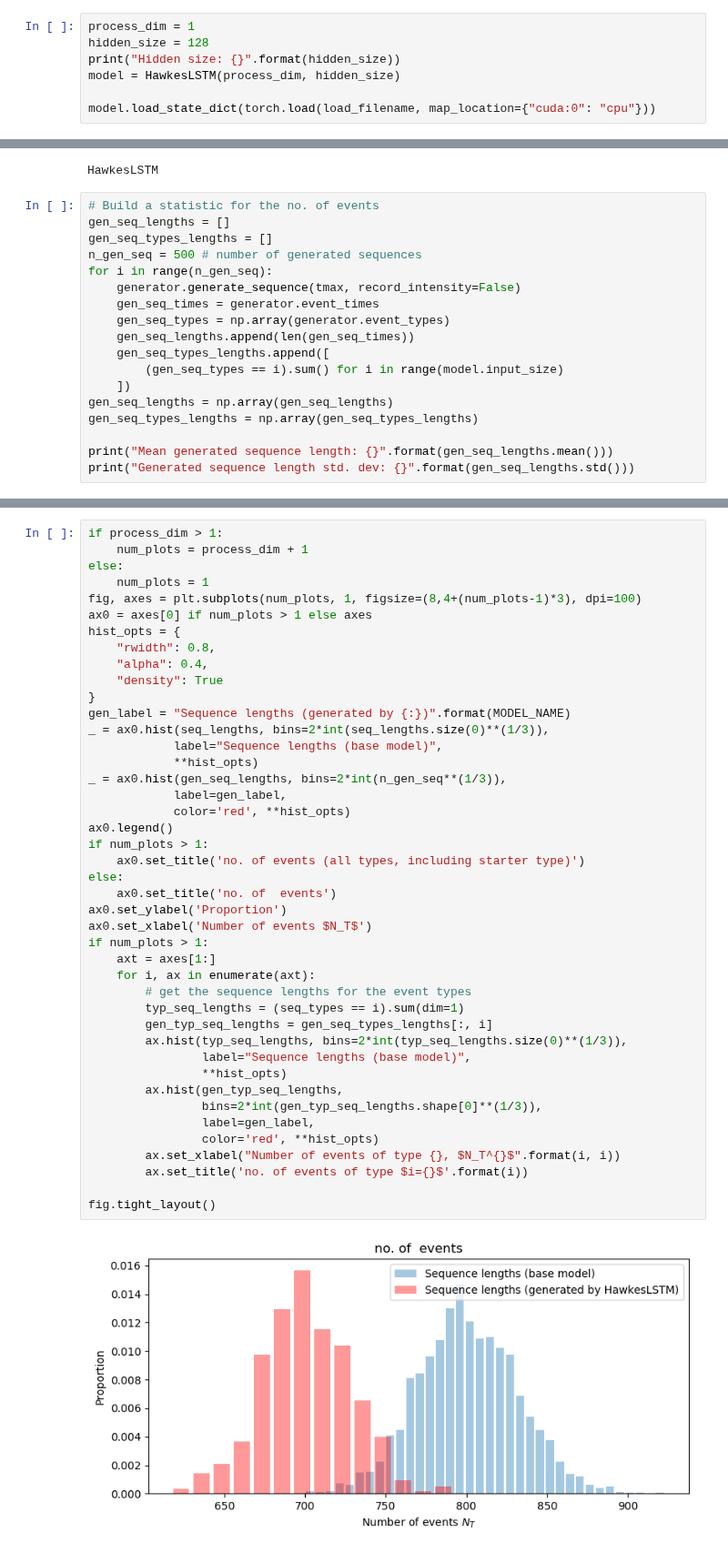
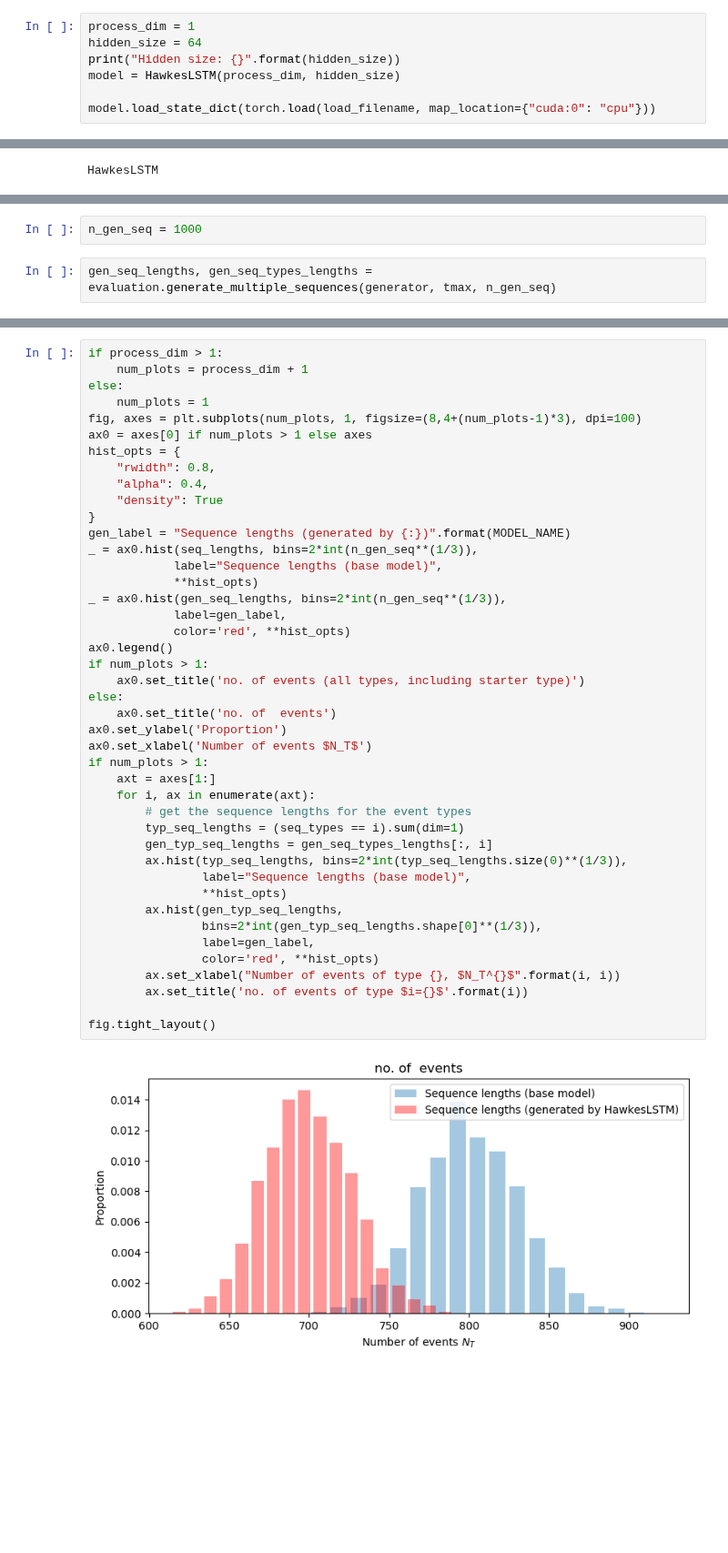
Before and after one commit to Deeptradingfx/point-process-nets, a Jupyter notebook: notebooks/ctlstm.ipynb, the cells around one changed output, grey strips where cells are left out. Shown at 91% size. Saved outputs shown, nothing was run; the diff lists cells and outputs as text; blank space fills up the shorter version.

```diff
--- a/notebooks/ctlstm.ipynb
+++ b/notebooks/ctlstm.ipynb
@@ -218,6 +204,6 @@ Timestamp: 20181206-224840
 # %%
 process_dim = 1
-hidden_size = 128
+hidden_size = 64
 print("Hidden size: {}".format(hidden_size))
 model = HawkesLSTM(process_dim, hidden_size)
 
@@ -278,21 +265,3 @@ MODEL_NAME = model.__class__.__name__
 print(MODEL_NAME)
 # %% [output]
 HawkesLSTM
-# %%
-# Build a statistic for the no. of events
-gen_seq_lengths = []
-gen_seq_types_lengths = []
-n_gen_seq = 500 # number of generated sequences
-for i in range(n_gen_seq):
-    generator.generate_sequence(tmax, record_intensity=False)
-    gen_seq_times = generator.event_times
-    gen_seq_types = np.array(generator.event_types)
-    gen_seq_lengths.append(len(gen_seq_times))
-    gen_seq_types_lengths.append([
-        (gen_seq_types == i).sum() for i in range(model.input_size)
-    ])
-gen_seq_lengths = np.array(gen_seq_lengths)
-gen_seq_types_lengths = np.array(gen_seq_types_lengths)
-
-print("Mean generated sequence length: {}".format(gen_seq_lengths.mean()))
-print("Generated sequence length std. dev: {}".format(gen_seq_lengths.std()))
@@ -301,0 +270,4 @@ Generated sequence length std. dev: 27.391579436023765
+# %%
+n_gen_seq = 1000
+# %%
+gen_seq_lengths, gen_seq_types_lengths = evaluation.generate_multiple_sequences(generator, tmax, n_gen_seq)
@@ -312,37 +287,37 @@ hist_opts = {
     "density": True
 }
 gen_label = "Sequence lengths (generated by {:})".format(MODEL_NAME)
-_ = ax0.hist(seq_lengths, bins=2*int(seq_lengths.size(0)**(1/3)),
+_ = ax0.hist(seq_lengths, bins=2*int(n_gen_seq**(1/3)),
             label="Sequence lengths (base model)",
             **hist_opts)
 _ = ax0.hist(gen_seq_lengths, bins=2*int(n_gen_seq**(1/3)),
             label=gen_label,
             color='red', **hist_opts)
 ax0.legend()
 if num_plots > 1:
     ax0.set_title('no. of events (all types, including starter type)')
 else:
     ax0.set_title('no. of  events')
 ax0.set_ylabel('Proportion')
 ax0.set_xlabel('Number of events $N_T$')
 if num_plots > 1:
     axt = axes[1:]
     for i, ax in enumerate(axt):
         # get the sequence lengths for the event types
         typ_seq_lengths = (seq_types == i).sum(dim=1)
         gen_typ_seq_lengths = gen_seq_types_lengths[:, i]
         ax.hist(typ_seq_lengths, bins=2*int(typ_seq_lengths.size(0)**(1/3)),
                 label="Sequence lengths (base model)",
                 **hist_opts)
         ax.hist(gen_typ_seq_lengths,
                 bins=2*int(gen_typ_seq_lengths.shape[0]**(1/3)),
                 label=gen_label,
                 color='red', **hist_opts)
         ax.set_xlabel("Number of events of type {}, $N_T^{}$".format(i, i))
         ax.set_title('no. of events of type $i={}$'.format(i))
 
 fig.tight_layout()
 # %% [output]
-[figure, old version]
+[figure, new version]
 # %%
 os.makedirs(RESULT_BASEDIR, exist_ok=True)
```
Also changed, not shown: parts of 18 cells of this notebook, 12 other files.
